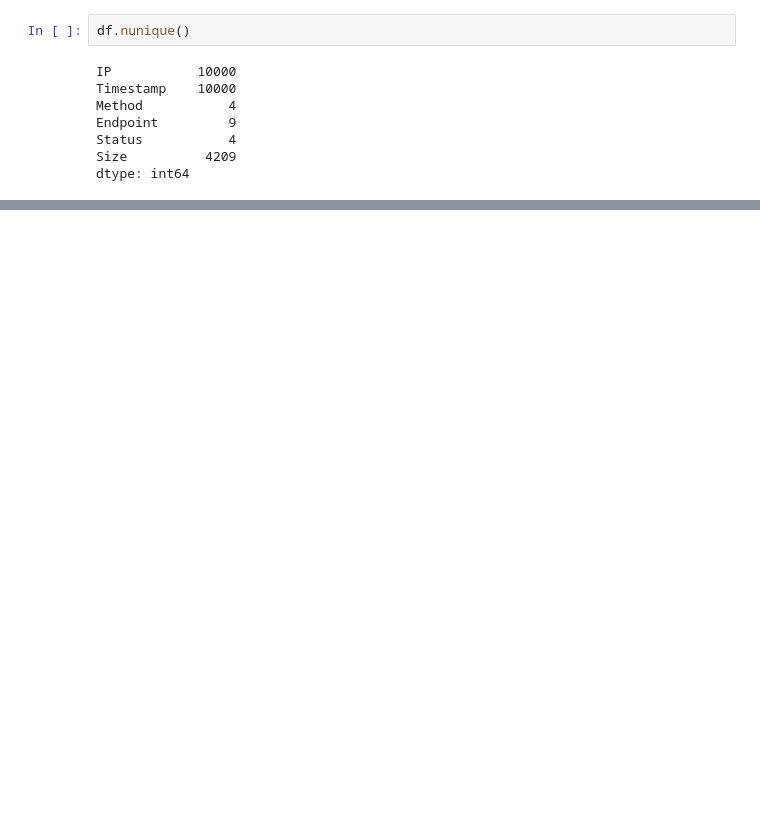
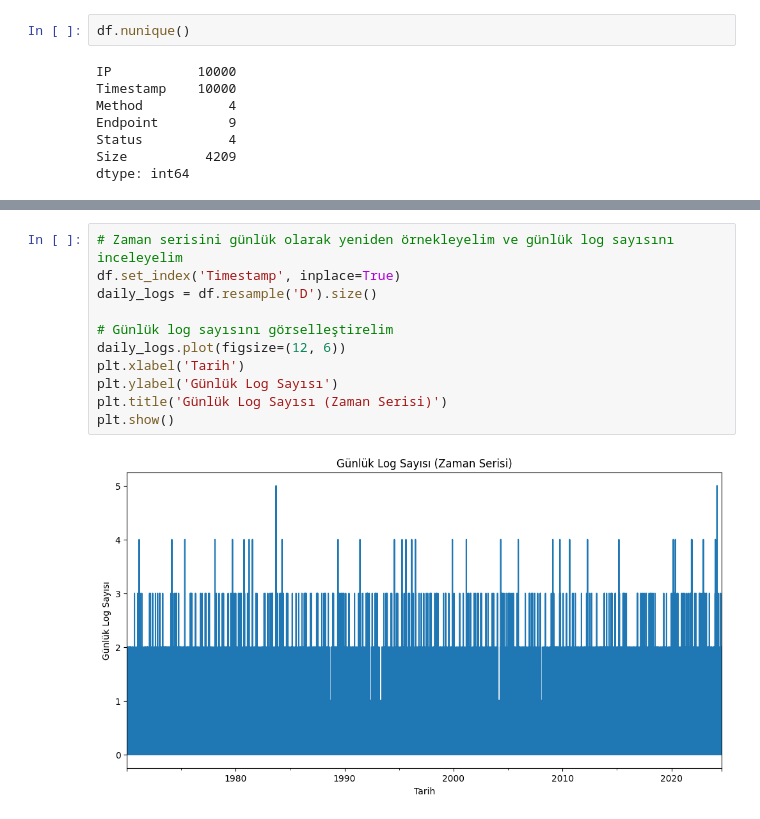
Before and after one commit to haremir/Web_traffic_QA, a Jupyter notebook: main.ipynb, the cells around one changed output, grey strips where cells are left out. Saved outputs shown, nothing was run; the diff lists cells and outputs as text; blank space fills up the shorter version.

```diff
--- a/main.ipynb
+++ b/main.ipynb
@@ -111,0 +179,13 @@ dtype: int64
+# %%
+# Zaman serisini günlük olarak yeniden örnekleyelim ve günlük log sayısını inceleyelim
+df.set_index('Timestamp', inplace=True)
+daily_logs = df.resample('D').size()
+
+# Günlük log sayısını görselleştirelim
+daily_logs.plot(figsize=(12, 6))
+plt.xlabel('Tarih')
+plt.ylabel('Günlük Log Sayısı')
+plt.title('Günlük Log Sayısı (Zaman Serisi)')
+plt.show()
+# %% [output]
+[figure, added]
```
Also changed, not shown: parts of 9 cells of this notebook.
